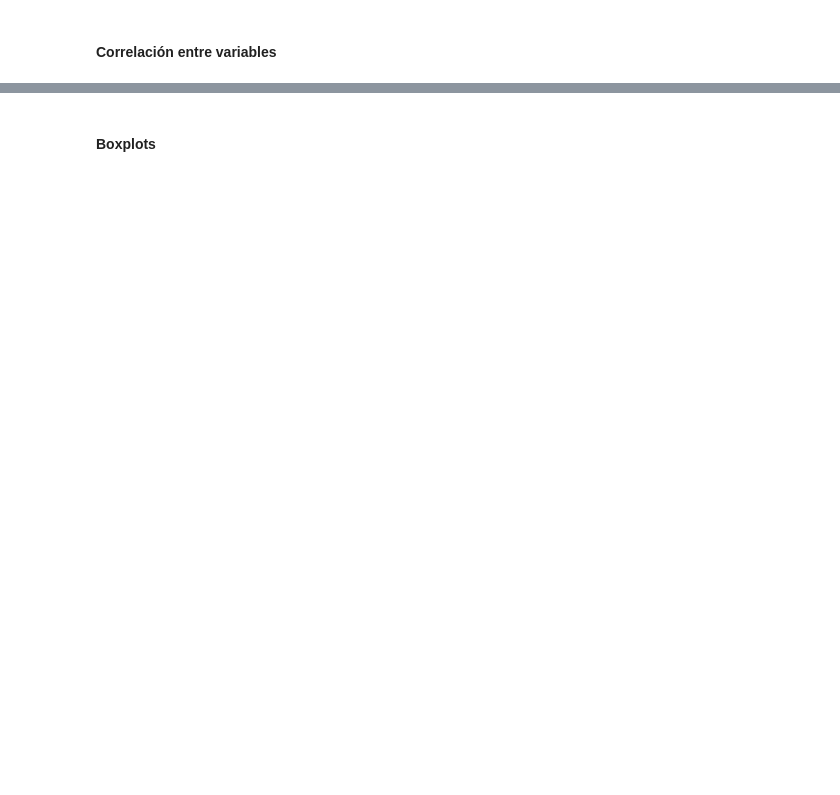
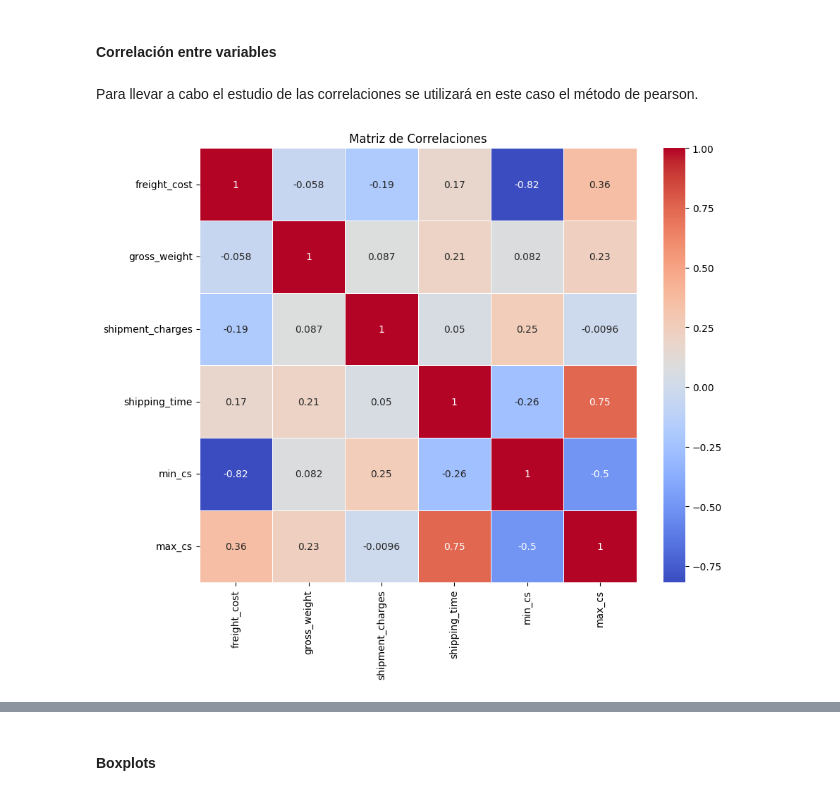
Before and after one commit to dtote/shipping-optimization-challenge, a Jupyter notebook: svr.ipynb, the cells around one changed output, grey strips where cells are left out. Drawn from its saved outputs; the diff is of its cells as text; code cells hidden in the pictures; blank space fills up the shorter version.

```diff
--- a/svr.ipynb
+++ b/svr.ipynb
@@ -364,2 +508,13 @@ El resto de variables que toman de de 2 a 3 valores distintos habría que analiz
 # %% [markdown]
 #### Correlación entre variables
+# %% [markdown]
+Para llevar a cabo el estudio de las correlaciones se utilizará en este caso el método de pearson.
+# %%
+corr_matrix = train.corr(method='pearson', numeric_only=True)
+
+plt.figure(figsize=(10,8))
+sns.heatmap(corr_matrix, annot=True, cmap='coolwarm', linewidths=0.5)
+plt.title('Matriz de Correlaciones')
+plt.show()
+# %% [output]
+[figure, added]
```
Also changed, not shown: parts of 50 cells of this notebook.
